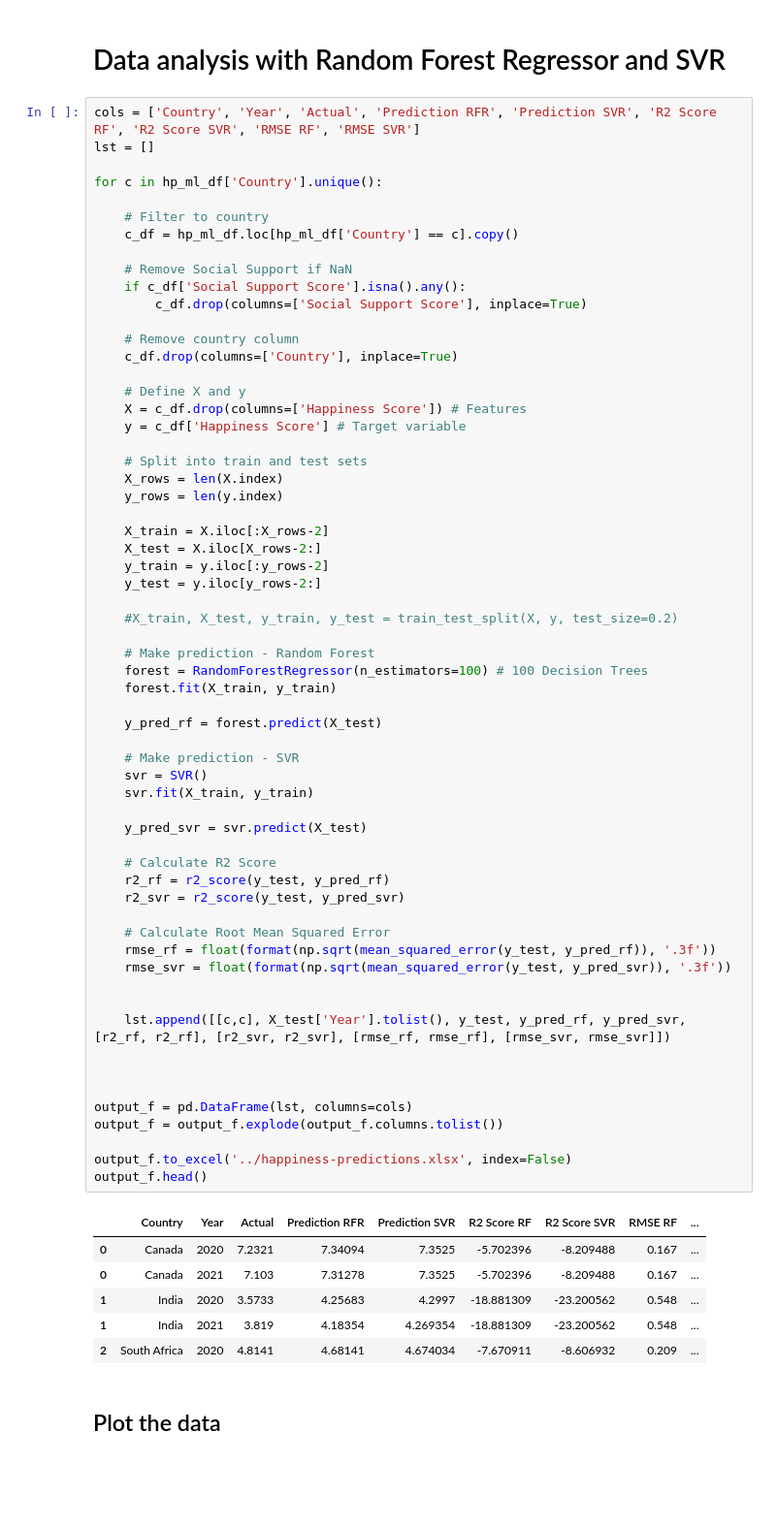
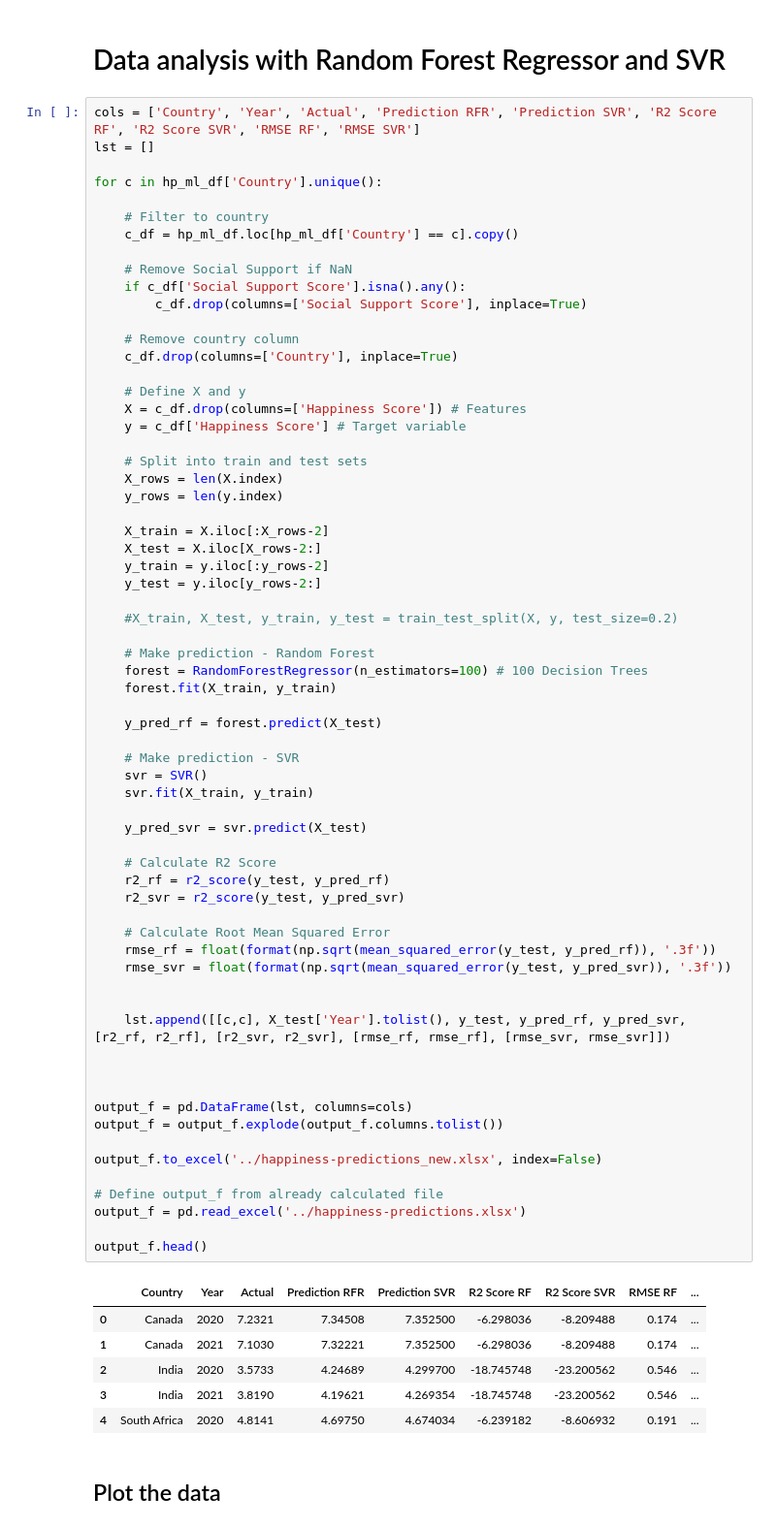
Before and after one commit to thirdcoffee/predicting-world-happiness, a Jupyter notebook: notebooks/predictor.ipynb, the cells around one changed output. Shown at 97% size. Drawn from its saved outputs; the diff is of its cells as text; blank space fills up the shorter version.

```diff
--- a/notebooks/predictor.ipynb
+++ b/notebooks/predictor.ipynb
@@ -518,39 +520,43 @@ for c in hp_ml_df['Country'].unique():
     forest = RandomForestRegressor(n_estimators=100) # 100 Decision Trees
     forest.fit(X_train, y_train)
 
     y_pred_rf = forest.predict(X_test)
 
     # Make prediction - SVR
     svr = SVR()
     svr.fit(X_train, y_train)
 
     y_pred_svr = svr.predict(X_test)
 
     # Calculate R2 Score
     r2_rf = r2_score(y_test, y_pred_rf)
     r2_svr = r2_score(y_test, y_pred_svr)
 
     # Calculate Root Mean Squared Error
     rmse_rf = float(format(np.sqrt(mean_squared_error(y_test, y_pred_rf)), '.3f'))
     rmse_svr = float(format(np.sqrt(mean_squared_error(y_test, y_pred_svr)), '.3f'))
 
 
     lst.append([[c,c], X_test['Year'].tolist(), y_test, y_pred_rf, y_pred_svr, [r2_rf, r2_rf], [r2_svr, r2_svr], [rmse_rf, rmse_rf], [rmse_svr, rmse_svr]])
 
 
 
 output_f = pd.DataFrame(lst, columns=cols)
 output_f = output_f.explode(output_f.columns.tolist())
 
-output_f.to_excel('../happiness-predictions.xlsx', index=False)
+output_f.to_excel('../happiness-predictions_new.xlsx', index=False)
+
+# Define output_f from already calculated file
+output_f = pd.read_excel('../happiness-predictions.xlsx')
+
 output_f.head()
 # %% [output]
 |  | Country | Year | Actual | Prediction RFR | Prediction SVR | R2 Score RF | R2 Score SVR | RMSE RF | ... |
-| 0 | Canada | 2020 | 7.2321 | 7.34094 | 7.3525 | -5.702396 | -8.209488 | 0.167 | ... |
-| 0 | Canada | 2021 | 7.103 | 7.31278 | 7.3525 | -5.702396 | -8.209488 | 0.167 | ... |
-| 1 | India | 2020 | 3.5733 | 4.25683 | 4.2997 | -18.881309 | -23.200562 | 0.548 | ... |
-| 1 | India | 2021 | 3.819 | 4.18354 | 4.269354 | -18.881309 | -23.200562 | 0.548 | ... |
-| 2 | South Africa | 2020 | 4.8141 | 4.68141 | 4.674034 | -7.670911 | -8.606932 | 0.209 | ... |
+| 0 | Canada | 2020 | 7.2321 | 7.34508 | 7.352500 | -6.298036 | -8.209488 | 0.174 | ... |
+| 1 | Canada | 2021 | 7.1030 | 7.32221 | 7.352500 | -6.298036 | -8.209488 | 0.174 | ... |
+| 2 | India | 2020 | 3.5733 | 4.24689 | 4.299700 | -18.745748 | -23.200562 | 0.546 | ... |
+| 3 | India | 2021 | 3.8190 | 4.19621 | 4.269354 | -18.745748 | -23.200562 | 0.546 | ... |
+| 4 | South Africa | 2020 | 4.8141 | 4.69750 | 4.674034 | -6.239182 | -8.606932 | 0.191 | ... |
 # %% [markdown]
 ## Plot the data
 # %% [markdown]
```
Also changed, not shown: parts of 6 cells of this notebook, 9 other files.
